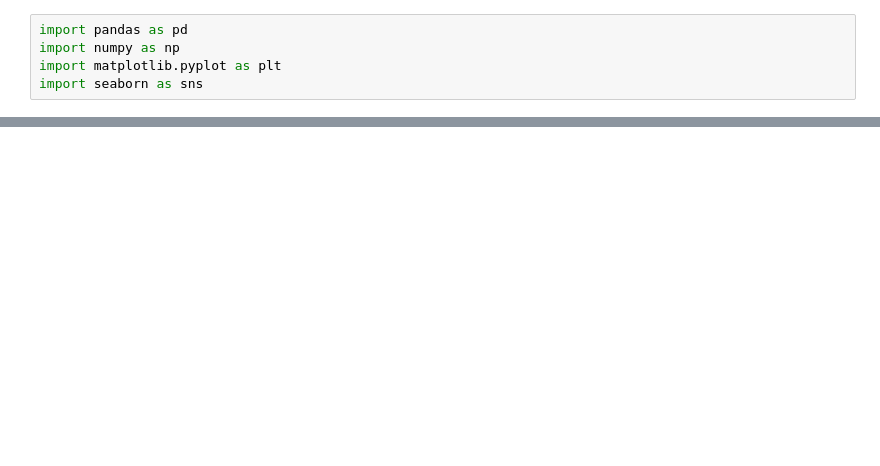
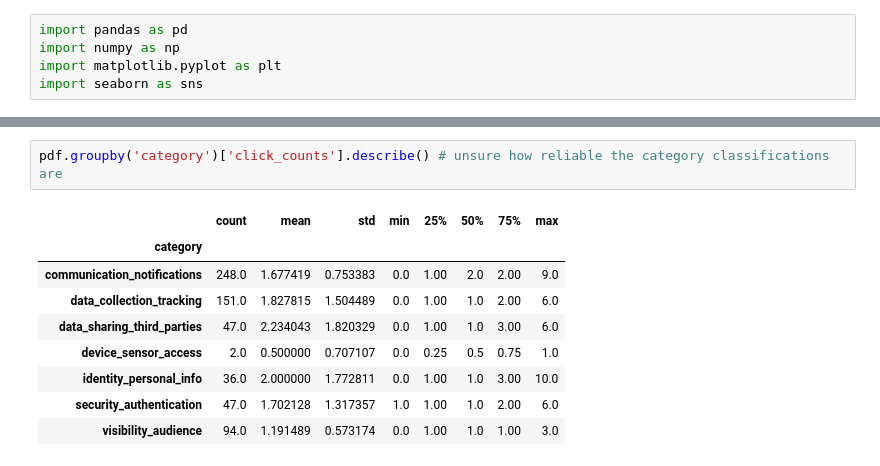
Before and after one commit to sebastianferragut/DSC180A_PrivacyProject, a Jupyter notebook: database/visualize_df.ipynb, the cells around one changed output, grey strips where cells are left out. Drawn from its saved outputs; the diff is of its cells as text; blank space fills up the shorter version.

```diff
--- a/database/visualize_df.ipynb
+++ b/database/visualize_df.ipynb
@@ -27,0 +51,12 @@ dtype: int64
+# %%
+pdf.groupby('category')['click_counts'].describe() # unsure how reliable the category classifications are
+# %% [output]
+|  | count | mean | std | min | 25% | 50% | 75% | max |
+| category |  |  |  |  |  |  |  |  |
+| communication_notifications | 248.0 | 1.677419 | 0.753383 | 0.0 | 1.00 | 2.0 | 2.00 | 9.0 |
+| data_collection_tracking | 151.0 | 1.827815 | 1.504489 | 0.0 | 1.00 | 1.0 | 2.00 | 6.0 |
+| data_sharing_third_parties | 47.0 | 2.234043 | 1.820329 | 0.0 | 1.00 | 1.0 | 3.00 | 6.0 |
+| device_sensor_access | 2.0 | 0.500000 | 0.707107 | 0.0 | 0.25 | 0.5 | 0.75 | 1.0 |
+| identity_personal_info | 36.0 | 2.000000 | 1.772811 | 0.0 | 1.00 | 1.0 | 3.00 | 10.0 |
+| security_authentication | 47.0 | 1.702128 | 1.317357 | 1.0 | 1.00 | 1.0 | 2.00 | 6.0 |
+| visibility_audience | 94.0 | 1.191489 | 0.573174 | 0.0 | 1.00 | 1.0 | 1.00 | 3.0 |
```
Also changed, not shown: parts of 17 cells of this notebook, 1 other file.
